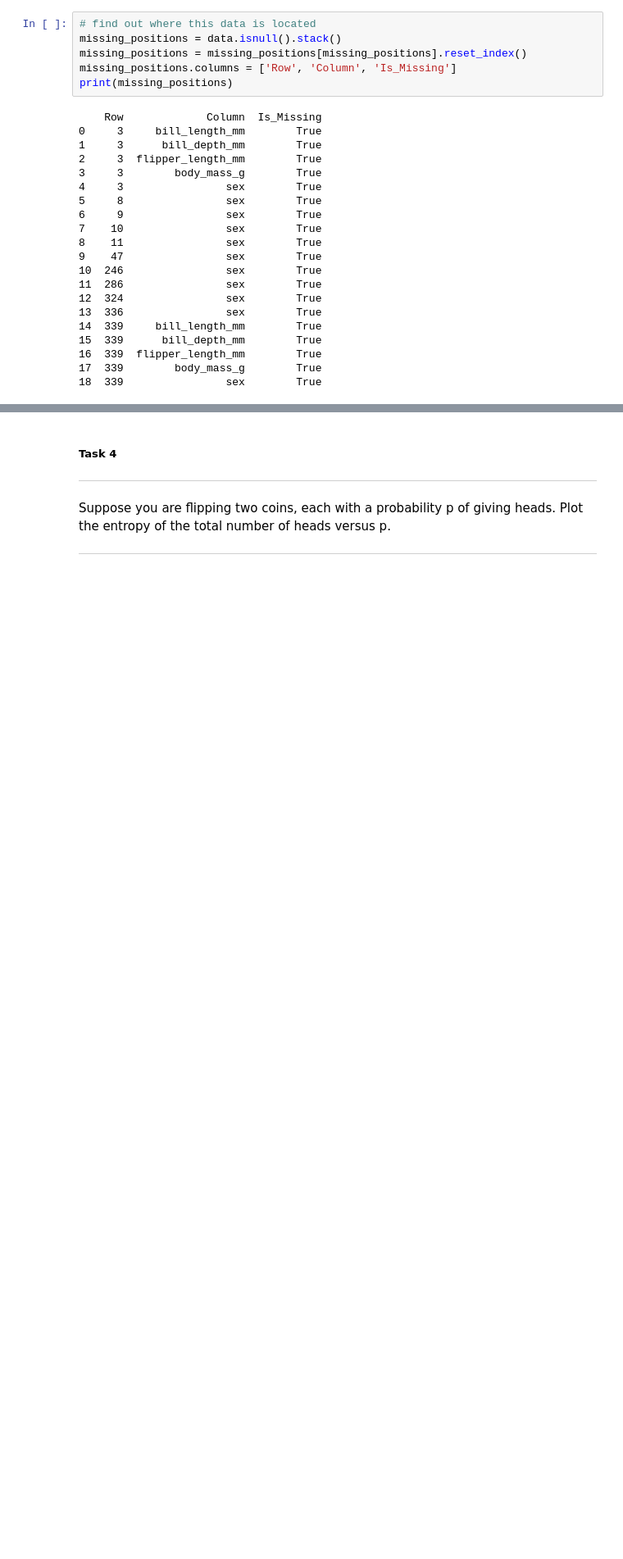
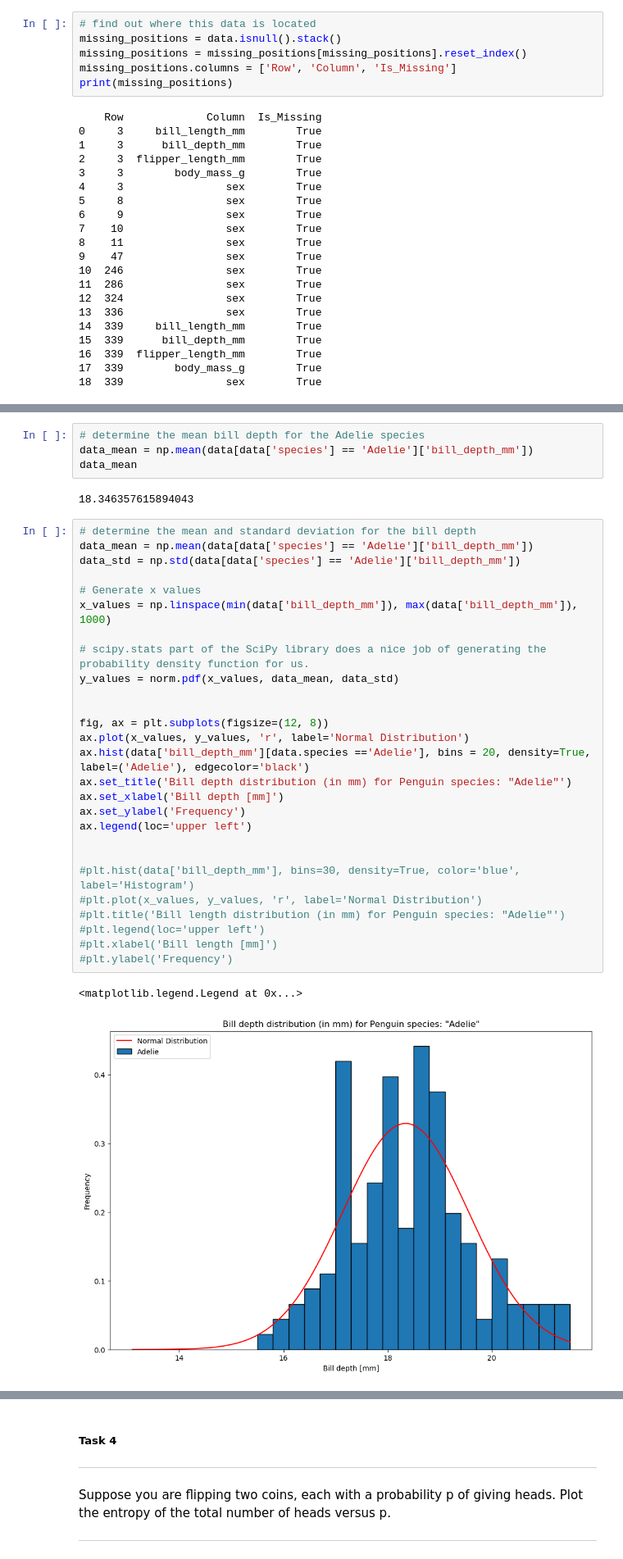
Before and after one commit to shanekeenan/fundamentals_of_data_analysis, a Jupyter notebook: tasks.ipynb, the cells around one changed output, grey strips where cells are left out. Shown at 82% size. Cells and saved outputs as stored; diff of their text form; blank space fills up the shorter version.

```diff
--- a/tasks.ipynb
+++ b/tasks.ipynb
@@ -267,0 +316,36 @@ KeyError: 0
+# %%
+# determine the mean bill depth for the Adelie species
+data_mean = np.mean(data[data['species'] == 'Adelie']['bill_depth_mm'])
+data_mean
+# %% [output]
+18.346357615894043
+# %%
+# determine the mean and standard deviation for the bill depth
+data_mean = np.mean(data[data['species'] == 'Adelie']['bill_depth_mm'])
+data_std = np.std(data[data['species'] == 'Adelie']['bill_depth_mm'])
+
+# Generate x values
+x_values = np.linspace(min(data['bill_depth_mm']), max(data['bill_depth_mm']), 1000)
+
+# scipy.stats part of the SciPy library does a nice job of generating the probability density function for us.
+y_values = norm.pdf(x_values, data_mean, data_std)
+
+
+fig, ax = plt.subplots(figsize=(12, 8))
+ax.plot(x_values, y_values, 'r', label='Normal Distribution')
+ax.hist(data['bill_depth_mm'][data.species =='Adelie'], bins = 20, density=True, label=('Adelie'), edgecolor='black')
+ax.set_title('Bill depth distribution (in mm) for Penguin species: "Adelie"')
+ax.set_xlabel('Bill depth [mm]')
+ax.set_ylabel('Frequency')
+ax.legend(loc='upper left')
+
+
+#plt.hist(data['bill_depth_mm'], bins=30, density=True, color='blue', label='Histogram')
+#plt.plot(x_values, y_values, 'r', label='Normal Distribution')
+#plt.title('Bill length distribution (in mm) for Penguin species: "Adelie"')
+#plt.legend(loc='upper left')
+#plt.xlabel('Bill length [mm]')
+#plt.ylabel('Frequency')
+# %% [output]
+<matplotlib.legend.Legend at 0x...>
+[figure, added]
```
Also changed, not shown: parts of 34 cells of this notebook.
